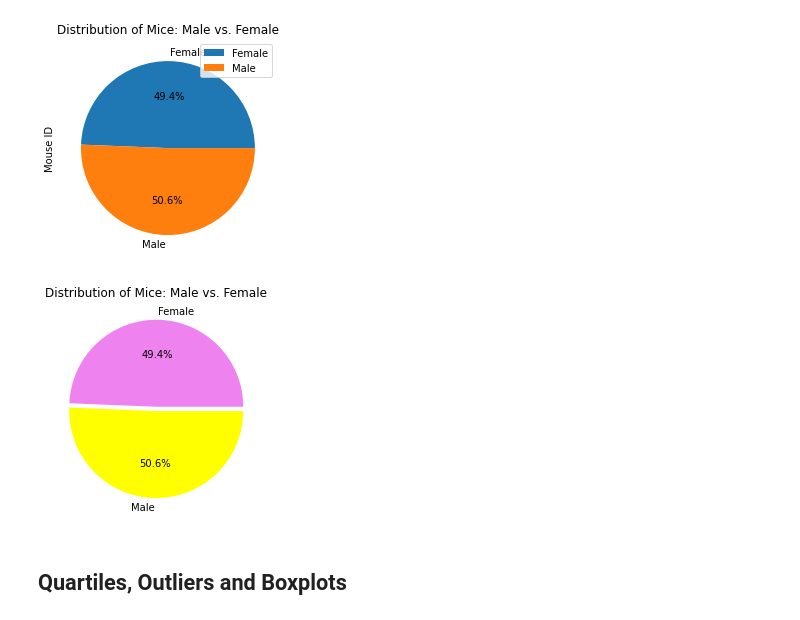
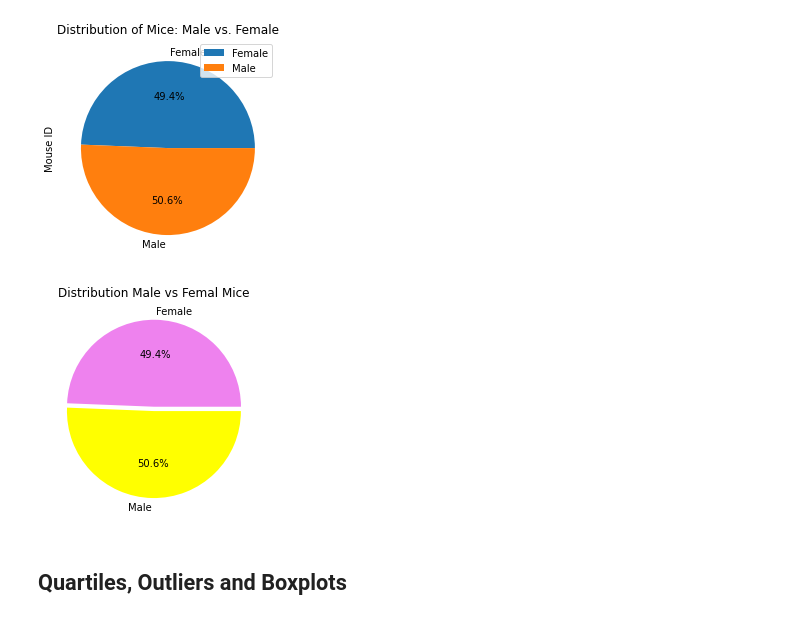
Before and after one commit to ijeriel/Bootcamp-Homework-Jeriel, a Jupyter notebook: Matplotlib-challenge/pymaceuticals_starter.ipynb, the cells around one changed output. Cells and saved outputs as stored; diff of their text form; code cells hidden in the pictures.

```diff
--- a/Matplotlib-challenge/pymaceuticals_starter.ipynb
+++ b/Matplotlib-challenge/pymaceuticals_starter.ipynb
@@ -194,15 +194,15 @@ plt.show()
 # %%
 # Generate a pie plot showing the distribution of female versus male mice using pyplot
 
 labels = ["Female", "Male"]
 size = sex_df["Mouse ID"]
 explode = (0.05, 0)
 plt.pie(size, explode=explode, labels=labels, colors=["violet", "yellow"],autopct="%1.1f%%")
-plt.title("Distribution of Mice: Male vs. Female")
+plt.title("Distribution Male vs Femal Mice")
 
 plt.show()
 # %% [output]
-[figure, old version]
+[figure, new version]
 # %% [markdown]
 ## Quartiles, Outliers and Boxplots
 # %%
```
Also changed, not shown: parts of 1 cell of this notebook.
